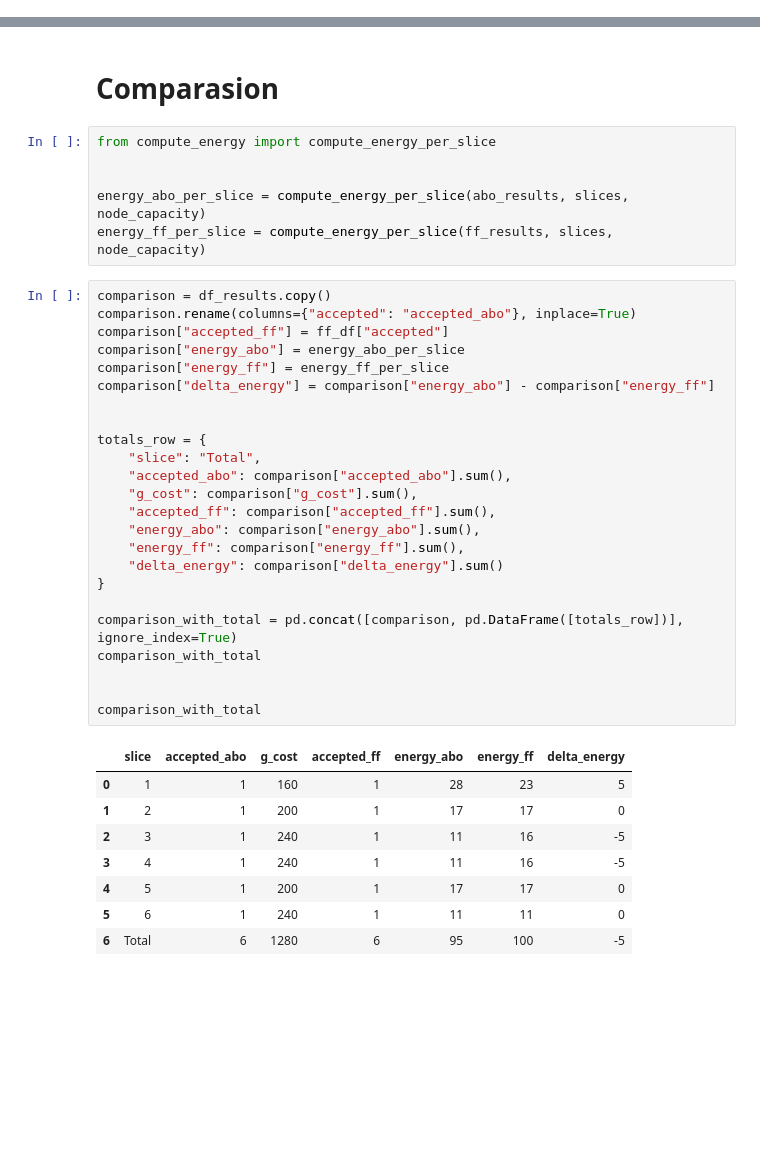
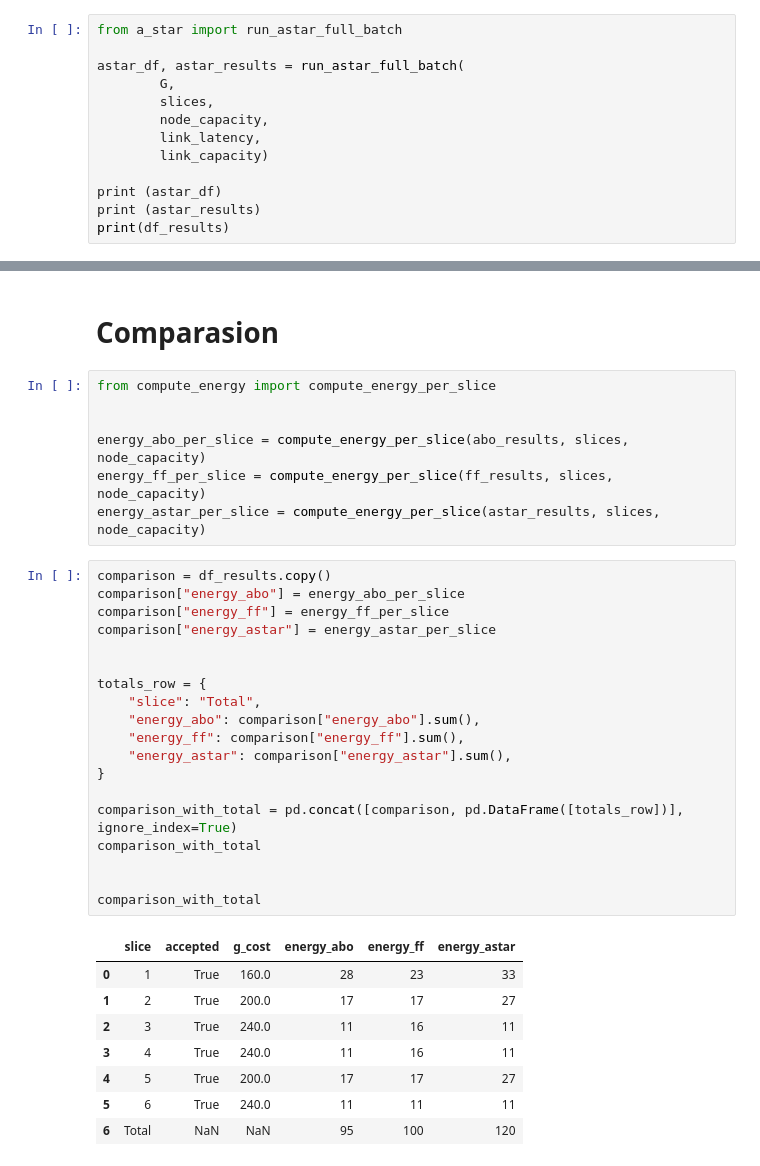
Before and after one commit to ceciliadesousaluzalmeida/5g-slicing-energy-effiiciency, a Jupyter notebook: simulator/32_node_a-star.ipynb, the cells around one changed output, grey strips where cells are left out. Saved outputs shown, nothing was run; the diff lists cells and outputs as text; blank space fills up the shorter version.

Commit message:
"implementing a-star"

```diff
--- a/simulator/32_node_a-star.ipynb
+++ b/simulator/32_node_a-star.ipynb
@@ -276,2 +233,15 @@ df_energy
 # %% [markdown]
 # A*
+# %%
+from a_star import run_astar_full_batch
+
+astar_df, astar_results = run_astar_full_batch(
+        G,
+        slices,
+        node_capacity,
+        link_latency,
+        link_capacity)
+
+print (astar_df)
+print (astar_results)
+print(df_results)
@@ -285,36 +368,32 @@ from compute_energy import compute_energy_per_slice
 
 energy_abo_per_slice = compute_energy_per_slice(abo_results, slices, node_capacity)
 energy_ff_per_slice = compute_energy_per_slice(ff_results, slices, node_capacity)
+energy_astar_per_slice = compute_energy_per_slice(astar_results, slices, node_capacity)
 # %%
 comparison = df_results.copy()
-comparison.rename(columns={"accepted": "accepted_abo"}, inplace=True)
-comparison["accepted_ff"] = ff_df["accepted"]
 comparison["energy_abo"] = energy_abo_per_slice
 comparison["energy_ff"] = energy_ff_per_slice
-comparison["delta_energy"] = comparison["energy_abo"] - comparison["energy_ff"]
+comparison["energy_astar"] = energy_astar_per_slice
 
 
 totals_row = {
     "slice": "Total",
-    "accepted_abo": comparison["accepted_abo"].sum(),
-    "g_cost": comparison["g_cost"].sum(),
-    "accepted_ff": comparison["accepted_ff"].sum(),
     "energy_abo": comparison["energy_abo"].sum(),
     "energy_ff": comparison["energy_ff"].sum(),
-    "delta_energy": comparison["delta_energy"].sum()
+    "energy_astar": comparison["energy_astar"].sum(),
 }
 
 comparison_with_total = pd.concat([comparison, pd.DataFrame([totals_row])], ignore_index=True)
 comparison_with_total
 
 
 comparison_with_total
 # %% [output]
-|  | slice | accepted_abo | g_cost | accepted_ff | energy_abo | energy_ff | delta_energy |
-| 0 | 1 | 1 | 160 | 1 | 28 | 23 | 5 |
-| 1 | 2 | 1 | 200 | 1 | 17 | 17 | 0 |
-| 2 | 3 | 1 | 240 | 1 | 11 | 16 | -5 |
-| 3 | 4 | 1 | 240 | 1 | 11 | 16 | -5 |
-| 4 | 5 | 1 | 200 | 1 | 17 | 17 | 0 |
-| 5 | 6 | 1 | 240 | 1 | 11 | 11 | 0 |
-| 6 | Total | 6 | 1280 | 6 | 95 | 100 | -5 |
+|  | slice | accepted | g_cost | energy_abo | energy_ff | energy_astar |
+| 0 | 1 | True | 160.0 | 28 | 23 | 33 |
+| 1 | 2 | True | 200.0 | 17 | 17 | 27 |
+| 2 | 3 | True | 240.0 | 11 | 16 | 11 |
+| 3 | 4 | True | 240.0 | 11 | 16 | 11 |
+| 4 | 5 | True | 200.0 | 17 | 17 | 27 |
+| 5 | 6 | True | 240.0 | 11 | 11 | 11 |
+| 6 | Total | NaN | NaN | 95 | 100 | 120 |
```
Also changed, not shown: parts of 6 cells of this notebook, 2 other files.
